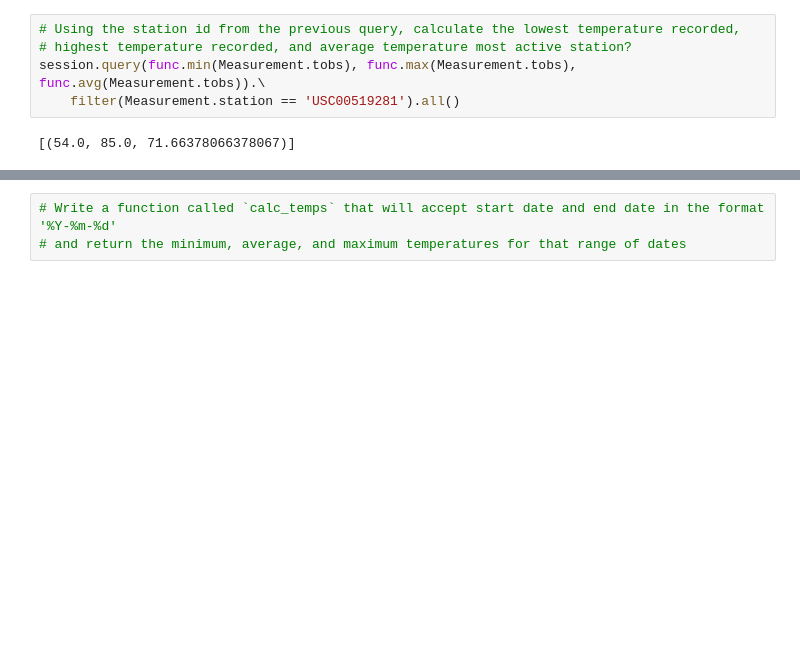
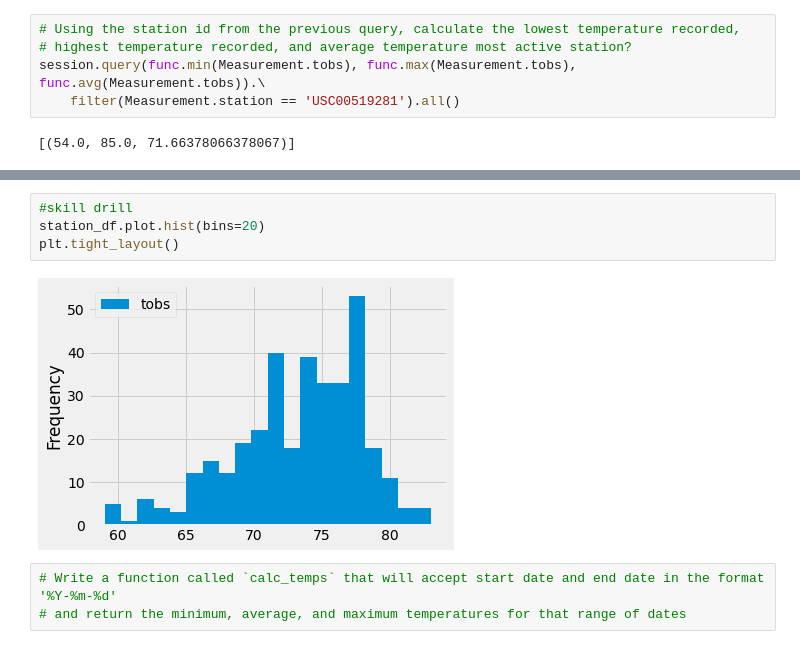
Before and after one commit to trosie3/surfs_up, a Jupyter notebook: climate_analysis.ipynb, the cells around one changed output, grey strips where cells are left out. Drawn from its saved outputs; the diff is of its cells as text; blank space fills up the shorter version.

```diff
--- a/climate_analysis.ipynb
+++ b/climate_analysis.ipynb
@@ -114,3 +120,9 @@ plt.tight_layout()
+# %%
+#skill drill
+station_df.plot.hist(bins=20)
+plt.tight_layout()
+# %% [output]
+[figure, added]
 # %%
 # Write a function called `calc_temps` that will accept start date and end date in the format '%Y-%m-%d'
 # and return the minimum, average, and maximum temperatures for that range of dates
```
Also changed, not shown: parts of 4 cells of this notebook, 2 other files.
